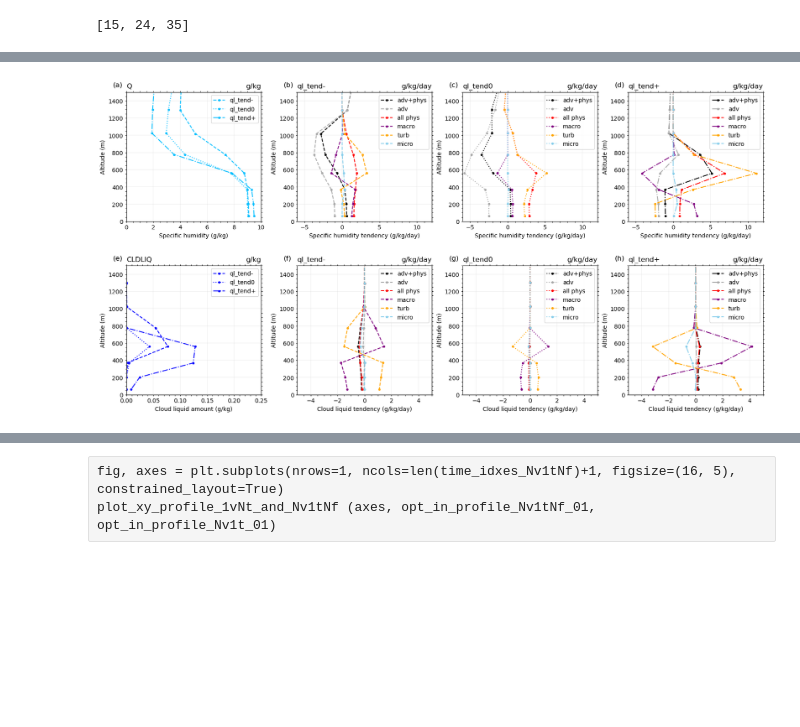
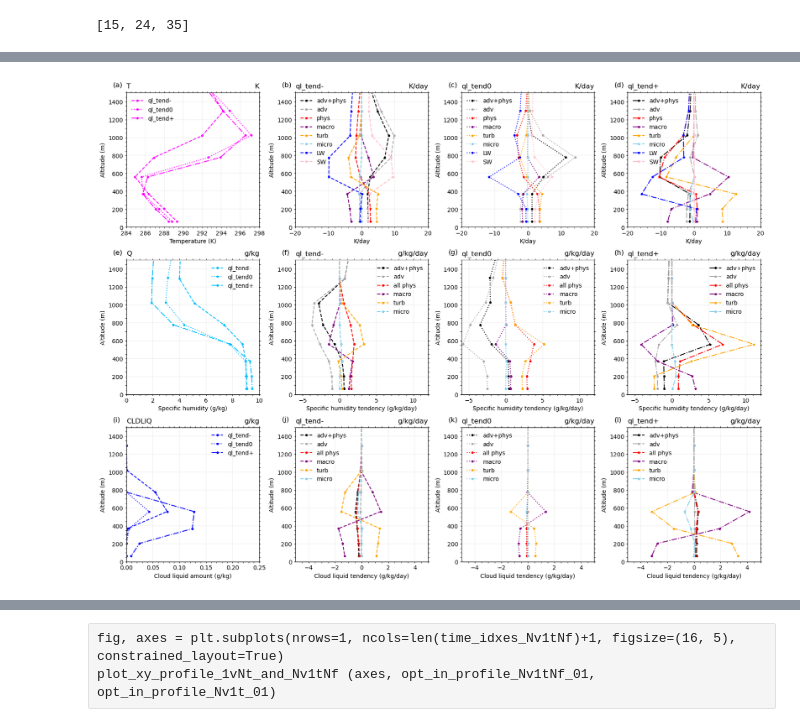
Before and after one commit to yihsuanchen/TaiESM1_Sc_diag, a Jupyter notebook: plot/plot_fig_xy_profile-var-TaiESM_hindcast.ipynb, the cells around one changed output, grey strips where cells are left out. Cells and saved outputs as stored; diff of their text form; code cells hidden in the pictures; blank space fills up the shorter version.

Commit message:
add T and Ttend

```diff
--- a/plot/plot_fig_xy_profile-var-TaiESM_hindcast.ipynb
+++ b/plot/plot_fig_xy_profile-var-TaiESM_hindcast.ipynb
@@ -1635,6 +1643,7 @@ import cftime
 def plot_xy_profile_Nv1tNf(ds_list, yy_list, titles, var_names, state_names,
                              lev_select="Z3",  time_idxes=None,
                              xmin_xmax=None, set_xlim=None, ymin_ymax=None,
+                           legend_loc=None,
                              axes=None,
                           ):
     """
@@ -1692,6 +1701,8 @@ def plot_xy_profile_Nv1tNf(ds_list, yy_list, titles, var_names, state_names,
     #var_list_DQL_budget_MA_VD = ['QLTEND_TOT', 'DQLCORE', 'MACPDLIQ', 'VDCLDLIQ', 'MPDLIQ', 'PTECLDLIQ']
     var_list_DQL_budget_MA_VD = ['QLTEND_TOT', 'DQLCORE', 'PTECLDLIQ', 'MACPDLIQ', 'VDCLDLIQ', 'MPDLIQ']
 
+    var_list_DT_budget_cut = ['TTEND_TOT', 'DTCORE', 'PTTEND', 'MACPDT', 'DTV', 'MPDT', 'QRL', 'QRS']
+
     #var_list_DQL_budget_MA_VD = ['QLTEND_TOT', 'DQLCORE', 'MACPDLIQ', 'VDCLDLIQ', 'MPDLIQ', 'PTECLDLIQ', 'CMFDLIQ', 'SHDLFLIQ']
 
     # set numbers of variables, columns, and rows
@@ -1724,6 +1735,8 @@ def plot_xy_profile_Nv1tNf(ds_list, yy_list, titles, var_names, state_names,
             var_list = var_list_DQL_budget_MA_VD.copy()
         elif (var_name == "DQ_budget_MA_VD"):
             var_list = var_list_DQ_budget_MA_VD.copy()
+        elif (var_name == "DT_budget_cut"):
+            var_list = var_list_DT_budget_cut.copy()
         else:
             var_list = [var_name]
 
@@ -1777,6 +1790,7 @@ def plot_xy_profile_Nv1tNf(ds_list, yy_list, titles, var_names, state_names,
             ax.set_xlim(xmin, xmax)
             ax.set_ylim(ymin, ymax)
 
+            ax.legend(frameon=False, loc=legend_loc)
     #plt.tight_layout()
     #plt.show()
 
@@ -2187,7 +2201,15 @@ def plot_xy_profile_1vNt(ax, ds, lev_1d, var_name,
 
     # Add legend
     labels = ["ql_tend-","ql_tend0","ql_tend+"]
-    ax.legend(handles, labels, loc='best', ncol=1)
+    legend = ax.legend(handles, labels, loc='best', ncol=1)
+    legend.get_frame().set_facecolor('none')  # Transparent fill
+    legend.get_frame().set_edgecolor('none')  # No border
+    #ax.legend(handles, labels, loc='best', ncol=1)
+    # Remove edge and make fill transparent
+    #ax.legend.get_frame().set_facecolor('none')  # Transparent fill
+    #ax.legend.get_frame().set_edgecolor('none')  # No border
+
+    #ax.legend(frameon=False)
     #ax.legend(handles, labels, fontsize=8, loc='best', ncol=1)
 
     # Get xmin and xmax for the current var_name
@@ -2948,7 +2970,9 @@ if (do_test == "111"):
 # %% [markdown]
 ## plot_xy_profile_1vNt_and_Nv1tNf
 # %%
-def plot_xy_profile_1vNt_and_Nv1tNf (axes, opt_in_profile_Nv1tNf, opt_in_profile_Nv1t):
+def plot_xy_profile_1vNt_and_Nv1tNf (axes, opt_in_profile_Nv1tNf, opt_in_profile_Nv1t,
+                                    legend_loc='upper left',
+                                    ):
 
     # For opt_in_profile_Nv1tNf
     keys_Nv1tNf = [
@@ -2986,6 +3010,7 @@ def plot_xy_profile_1vNt_and_Nv1tNf (axes, opt_in_profile_Nv1tNf, opt_in_profile
     plot_xy_profile_Nv1tNf(ds_list, yy_list, titles, var_names, state_names,
                            xmin_xmax=xmin_xmax, ymin_ymax=ymin_ymax,
                            time_idxes=time_idxes_Nv1tNf,
+                           legend_loc=legend_loc,
                            axes=axes[1:])
 
 def check_keys_and_unpack(d, required_keys, dict_name="config"):
@@ -3245,14 +3270,29 @@ opt_in_profile_Nv1tNf_01 = opt_in_profile_Nv1tNf.copy()
 opt_in_profile_Nv1tNf_01["var_names"] = ["DQ_budget_MA_VD"]
 opt_in_profile_Nv1tNf_01["xmin_xmax"] = [(-6, 12)]
 
+#--- plot 02
+opt_in_profile_Nv1t_02 = opt_in_profile_Nv1t.copy()
+opt_in_profile_Nv1t_02["ds_1vNt"]=ds_dict_test['state']
+opt_in_profile_Nv1t_02["var_name_1vNt"]= "T"
+opt_in_profile_Nv1t_02["colors"] = ["magenta"] * len(time_idxes_Nv1tNf)
+opt_in_profile_Nv1t_02["xmin_xmax_1vNt"] = (284,298)
+
+opt_in_profile_Nv1tNf_02 = opt_in_profile_Nv1tNf.copy()
+opt_in_profile_Nv1tNf_02["state_names"] = ["Ttend"]
+opt_in_profile_Nv1tNf_02["var_names"] = ["DT_budget_cut"]
+opt_in_profile_Nv1tNf_02["xmin_xmax"] = [(-20, 20)]
+
 #--- plots
 
-fig, axes = plt.subplots(nrows=2, ncols=4, figsize=(16, 8), constrained_layout=True,
-                        gridspec_kw={"height_ratios": [1, 1], "hspace": 0.1})
+fig, axes = plt.subplots(nrows=3, ncols=4, figsize=(16, 12), constrained_layout=True,
+                         gridspec_kw={"hspace": 0.03}
+                        )
+                        #gridspec_kw={"height_ratios": [1, 1], "hspace": 0.1})
 axes_all = axes.flatten()
 
-plot_xy_profile_1vNt_and_Nv1tNf (axes_all[0:4], opt_in_profile_Nv1tNf_01, opt_in_profile_Nv1t_01)
-plot_xy_profile_1vNt_and_Nv1tNf (axes_all[4:8], opt_in_profile_Nv1tNf, opt_in_profile_Nv1t)
+plot_xy_profile_1vNt_and_Nv1tNf (axes_all[0:4], opt_in_profile_Nv1tNf_02, opt_in_profile_Nv1t_02)
+plot_xy_profile_1vNt_and_Nv1tNf (axes_all[4:8], opt_in_profile_Nv1tNf_01, opt_in_profile_Nv1t_01, legend_loc="upper right")
+plot_xy_profile_1vNt_and_Nv1tNf (axes_all[8:12], opt_in_profile_Nv1tNf, opt_in_profile_Nv1t)
 
 def add_labels_to_subplots(axes, num_labels=20, fontsize=8):
     # Generate labels from "(a)" to the specified number of labels
@@ -3264,6 +3304,7 @@ def add_labels_to_subplots(axes, num_labels=20, fontsize=8):
 
 for i, ax in enumerate(axes_all):
     ax.grid(color="lightgray", linewidth=0.3)
+    #ax.legend(frameon=False)
     #ax.grid(color="whitesmoke")
     #ax.grid(color="black")
 
@@ -3273 +3315 @@ add_labels_to_subplots(axes_all)
-[figure, old version]
+[figure, new version]
```
Also changed, not shown: parts of 3 cells of this notebook.
